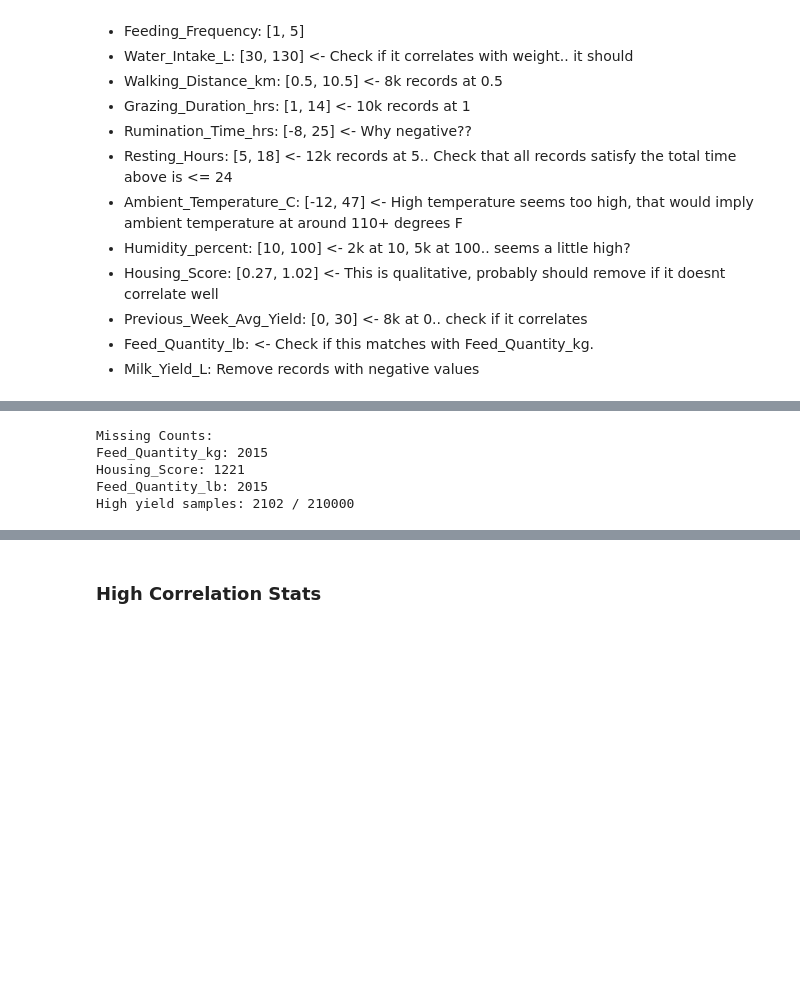
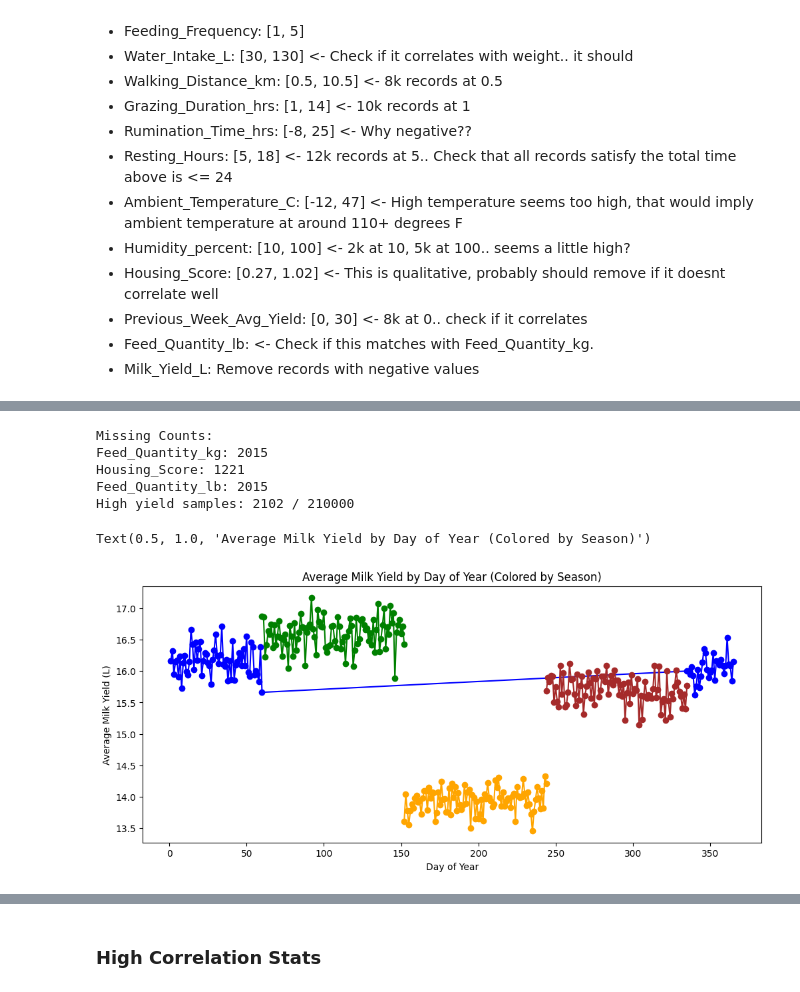
Before and after one commit to AustinJia-code/Yield-Regression, a Jupyter notebook: experiments/exploration.ipynb, the cells around one changed output, grey strips where cells are left out. Saved outputs shown, nothing was run; the diff lists cells and outputs as text; code cells hidden in the pictures; blank space fills up the shorter version.

```diff
--- a/experiments/exploration.ipynb
+++ b/experiments/exploration.ipynb
@@ -90,19 +90,62 @@ memory usage: 10.7+ MB
 # %%
 # Count NaNs
 print ("Missing Counts:")
 for col in data.columns:
     missing_count = data[col].isna ().sum ()
     if missing_count:
         print(f"{col}: {missing_count}")
 
 high_yield_train = train_data[train_data['Milk_Yield_L'] > 30]
 print(f"High yield samples: {len(high_yield_train)} / {len(train_data)}")
+
+import matplotlib.pyplot as plt
+
+# Ensure Date column is datetime
+train_data["Date"] = pd.to_datetime(train_data["Date"])
+train_data["DayOfYear"] = train_data["Date"].dt.dayofyear
+
+# Define season mapping
+def month_to_season(m):
+    if m in [12, 1, 2]:
+        return "Winter"
+    elif m in [3, 4, 5]:
+        return "Spring"
+    elif m in [6, 7, 8]:
+        return "Summer"
+    else:
+        return "Fall"
+
+# Map each row to a season
+train_data["Season"] = train_data["Date"].dt.month.apply(month_to_season)
+
+# Compute daily average milk yield, keeping season info
+daily_avg = train_data.groupby(["DayOfYear", "Season"])["Milk_Yield_L"].mean().reset_index()
+
+# Define colors for seasons
+season_colors = {
+    "Winter": "blue",
+    "Spring": "green",
+    "Summer": "orange",
+    "Fall": "brown"
+}
+
+# Plot each season separately
+plt.figure(figsize=(12,5))
+for season, color in season_colors.items():
+    season_data = daily_avg[daily_avg["Season"] == season]
+    plt.plot(season_data["DayOfYear"], season_data["Milk_Yield_L"], marker="o", color=color, label=season)
+
+plt.xlabel("Day of Year")
+plt.ylabel("Average Milk Yield (L)")
+plt.title("Average Milk Yield by Day of Year (Colored by Season)")
 # %% [output]
 Missing Counts:
 Feed_Quantity_kg: 2015
 Housing_Score: 1221
 Feed_Quantity_lb: 2015
 High yield samples: 2102 / 210000
+Text(0.5, 1.0, 'Average Milk Yield by Day of Year (Colored by Season)')
+[figure, added]
 # %%
 # Look for duplicates
 data[data.duplicated ()]
```
Also changed, not shown: parts of 2 cells of this notebook, 7 other files.
